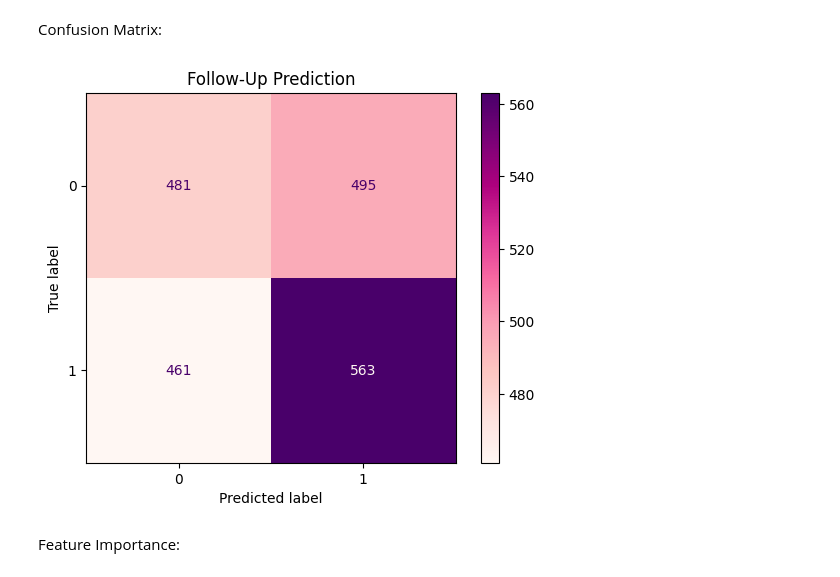
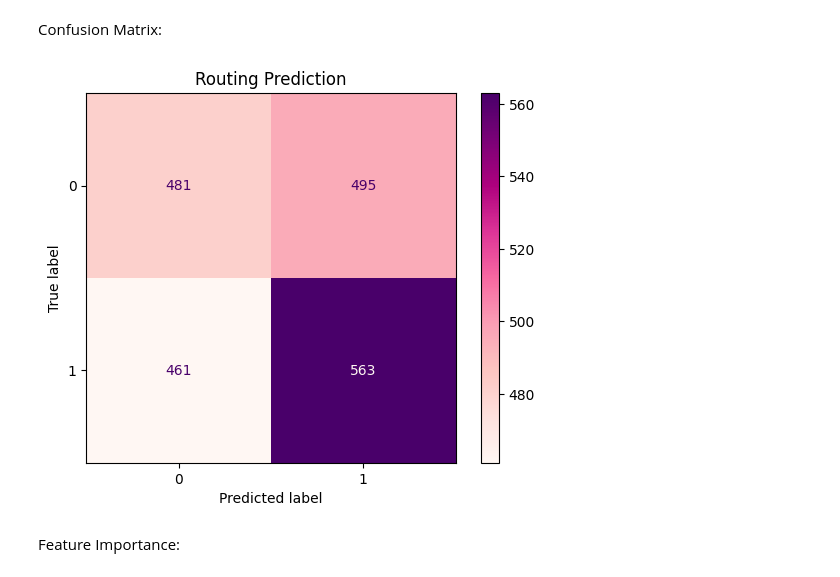
Before and after one commit to emilymcmahon210/AI_Powered_Customer_Support, a Jupyter notebook: AI_Powered_Customer_Support.ipynb, the cells around one changed output. Drawn from its saved outputs; the diff is of its cells as text; code cells hidden in the pictures.

```diff
--- a/AI_Powered_Customer_Support.ipynb
+++ b/AI_Powered_Customer_Support.ipynb
@@ -764,15 +723,13 @@ labels = [
     'Slight Neg',
     'Neutral',
     'Slight Pos',
-    'Positive'
-]
+    'Positive']
 
 data['sentiment_category'] = pd.cut(
     data['customer_sentiment'],
     bins=bins,
     labels=labels,
-    include_lowest=True
-)
+    include_lowest=True)
 # %%
 sentiment_counts = data['sentiment_category'].value_counts().sort_index()
 sentiment_counts
@@ -1113,7 +1047,7 @@ This type of prediction can help organizations proactively identify interactions
 # %% [markdown]
 Prepare Data:
 # %%
-# Features
+#Features
 X = data[['handled_by',
           'query_type',
           'response_time_min',
@@ -1122,7 +1056,7 @@ X = data[['handled_by',
           'region',
           'device_type']]
 
-# Target
+#Target
 y = data['follow_up_required']
 
 
@@ -1136,8 +1070,7 @@ categorical_columns = [
     'handled_by',
     'query_type',
     'region',
-    'device_type'
-]
+    'device_type']
 
 for col in categorical_columns:
     X[col] = encoder.fit_transform(X[col])
@@ -1274,9 +1194,7 @@ categorical_columns = [
     'query_type',
     'region',
     'device_type',
-    'customer_sentiment'
-
-]
+    'customer_sentiment']
 
 for col in categorical_columns:
     X[col] = encoder.fit_transform(X[col])
@@ -1291,14 +1209,12 @@ X_train, X_test, y_train, y_test = train_test_split(
     X,
     y,
     test_size=0.20,
-    random_state=42
-)
+    random_state=42)
 
 #Random Forest Model
 
 rf_route = RandomForestClassifier(
-    random_state=42
-)
+    random_state=42)
 
 rf_route.fit(X_train, y_train)
 
@@ -1325,14 +1241,13 @@ Confusion Matrix:
 # %%
 ConfusionMatrixDisplay.from_predictions(
     y_test,
     y_pred,
-    cmap='RdPu'
-)
+    cmap='RdPu')
 
-plt.title("Follow-Up Prediction")
+plt.title("Routing Prediction")
 plt.show()
 # %% [output]
-[figure, old version]
+[figure, new version]
 # %% [markdown]
 Feature Importance:
 # %%
```
Also changed, not shown: parts of 42 cells of this notebook.
